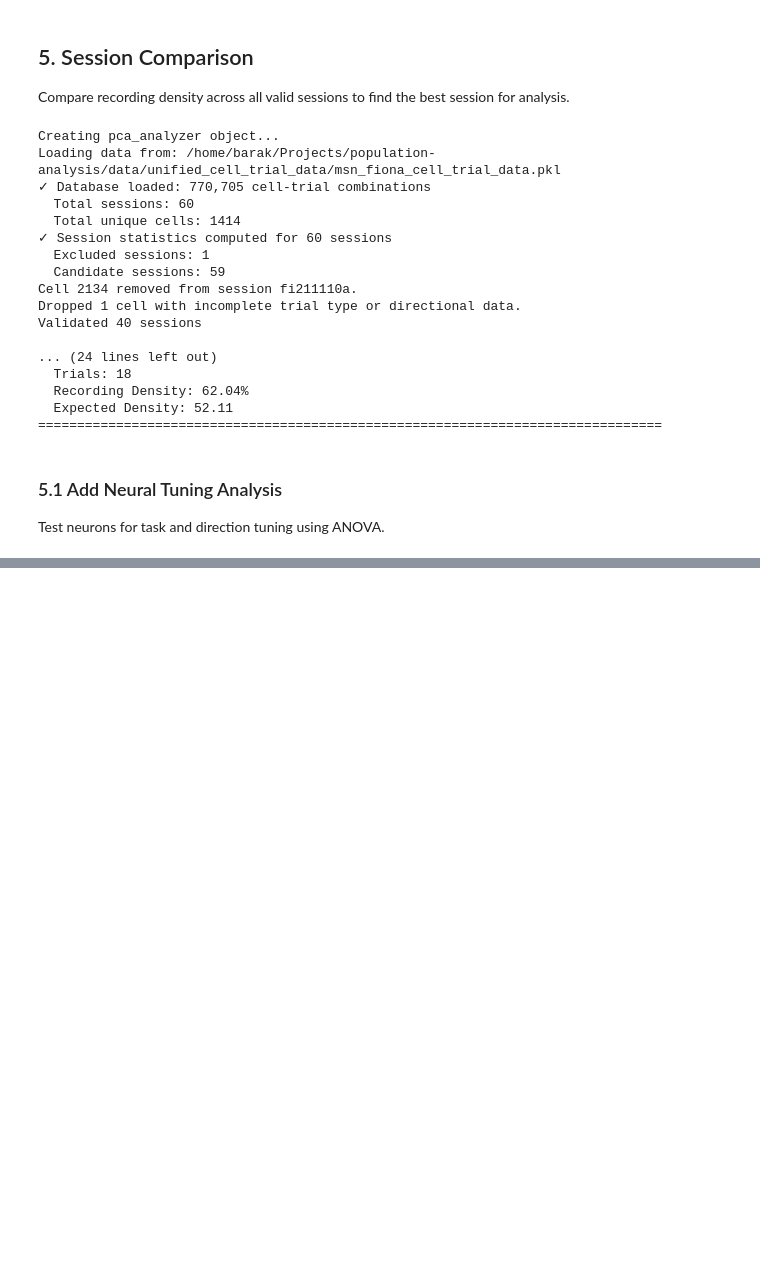
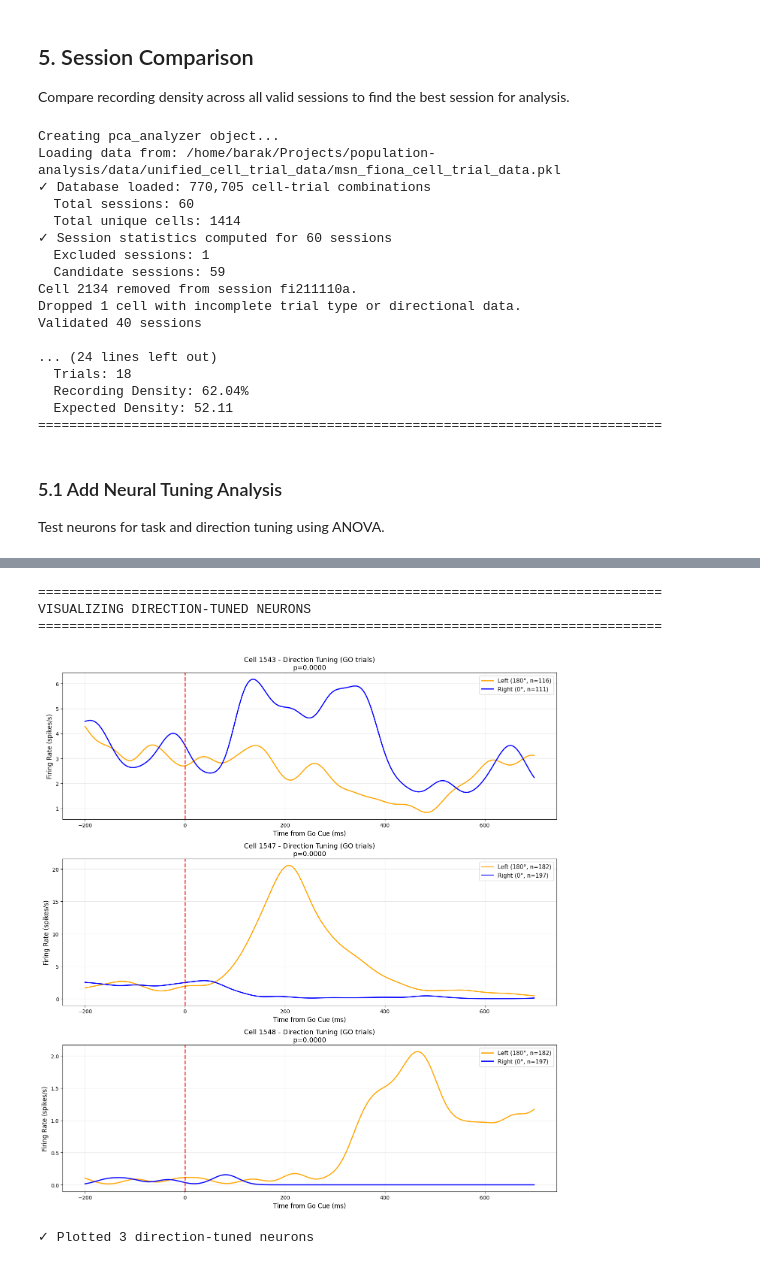
Before and after one commit to barrackHa/Population-Analysis, a Jupyter notebook: population_analysis/trajectory_divergence/exploratory_neural_divergence_analysis.ipynb, the cells around one changed output, grey strips where cells are left out. Saved outputs shown, nothing was run; the diff lists cells and outputs as text; code cells hidden in the pictures; blank space fills up the shorter version.

Commit message:
ANOVA for neural tuning and examplar PSTHs

```diff
--- a/population_analysis/trajectory_divergence/exploratory_neural_divergence_analysis.ipynb
+++ b/population_analysis/trajectory_divergence/exploratory_neural_divergence_analysis.ipynb
@@ -1048,0 +1539,75 @@ session_id direction  n_neurons  n_trials recording_density  expected_density pc
+# %%
+# Visualize PSTHs for direction-tuned neurons
+print("\n" + "=" * 80)
+print("VISUALIZING DIRECTION-TUNED NEURONS")
+print("=" * 80)
+
+if len(direction_tuned_cells) > 0:
+    # Select up to 3 example direction-tuned cells
+    n_examples = min(3, len(direction_tuned_cells))
+    example_cells = direction_tuned_cells[:n_examples]
+
+    fig, axes = plt.subplots(n_examples, 1, figsize=(14, 5*n_examples))
+    if n_examples == 1:
+        axes = [axes]
+
+    for idx, cell_id in enumerate(example_cells):
+        cell = session.get_cell(cell_id)
+
+        # Get tuning info
+        cell_tuning = tuning_df[tuning_df['cell_id'] == cell_id].iloc[0]
+
+        # Plot Left trials (180°)
+        bin_centers_left, fr_left, n_trials_left = cell.calculate_psth(
+            epok=[-200, 700],
+            bin_size=1,
+            alignment_point='go_cue',
+            trial_type='GO',
+            direction=180,
+            success_only=True,
+            smooth=True,
+            smooth_ker_size=25
+        )
+
+        # Plot Right trials (0°)
+        bin_centers_right, fr_right, n_trials_right = cell.calculate_psth(
+            epok=[-200, 700],
+            bin_size=1,
+            alignment_point='go_cue',
+            trial_type='GO',
+            direction=0,
+            success_only=True,
+            smooth=True,
+            smooth_ker_size=25
+        )
+
+        ax = axes[idx]
+
+        # Plot both directions
+        if bin_centers_left is not None:
+            ax.plot(bin_centers_left, fr_left, linewidth=2, color='orange',
+                   label=f'Left (180°, n={n_trials_left})')
+        if bin_centers_right is not None:
+            ax.plot(bin_centers_right, fr_right, linewidth=2, color='blue',
+                   label=f'Right (0°, n={n_trials_right})')
+
+        ax.axvline(0, color='red', linestyle='--', alpha=0.7, linewidth=2)
+        ax.set_xlabel('Time from Go Cue (ms)', fontsize=12)
+        ax.set_ylabel('Firing Rate (spikes/s)', fontsize=12)
+        ax.set_title(f'Cell {cell_id} - Direction Tuning (GO trials)\n' +
+                    f'p={cell_tuning["direction_p"]:.4f}', fontsize=13)
+        ax.grid(alpha=0.3)
+        ax.legend(fontsize=11)
+
+    plt.tight_layout()
+    plt.show()
+
+    print(f"\n✓ Plotted {n_examples} direction-tuned neurons")
+else:
+    print("\nNo direction-tuned neurons found in this session.")
+# %% [output]
+================================================================================
+VISUALIZING DIRECTION-TUNED NEURONS
+================================================================================
+[figure, added]
+✓ Plotted 3 direction-tuned neurons
```
Also changed, not shown: parts of 14 cells of this notebook.
